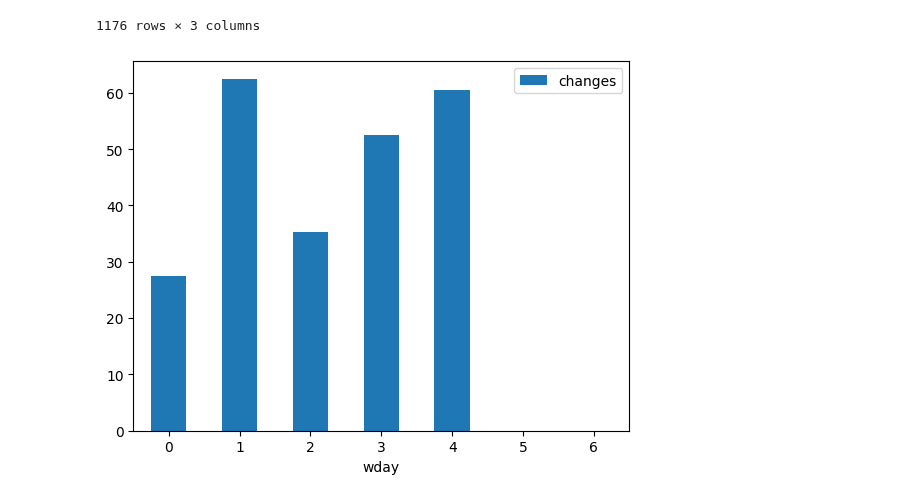
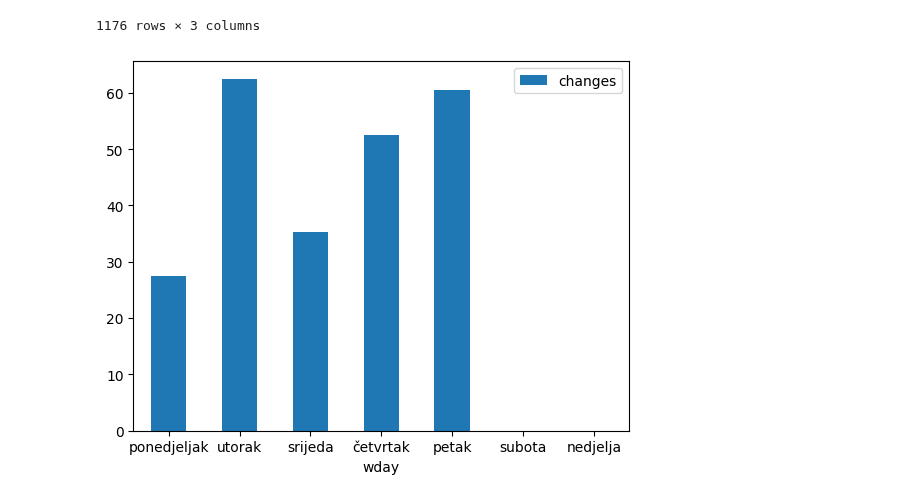
Before and after one commit to Mkranj/BajsBoard, a Jupyter notebook: notebooks/analyse_stations.ipynb, the cells around one changed output. Saved outputs shown, nothing was run; the diff lists cells and outputs as text; code cells hidden in the pictures.

Commit message:
modify weekday plot appearance

```diff
--- a/notebooks/analyse_stations.ipynb
+++ b/notebooks/analyse_stations.ipynb
@@ -547,6 +547,6 @@ daily
 |  | 6 | 0.000000 | 0.000000 | 0.000000 |
 1176 rows × 3 columns
 # %%
-_ = plot_weekday_bar(daily.loc[station], changes_type = "total")
+_ = plot_weekday_bar(daily.loc[station])
 # %% [output]
-[figure, old version]
+[figure, new version]
```
Also changed, not shown: parts of 1 cell of this notebook, 1 other file.
